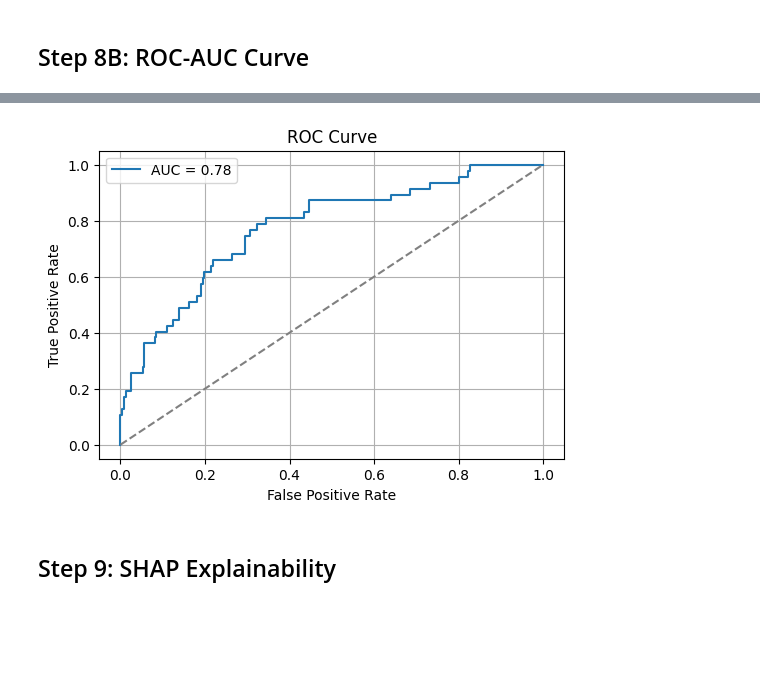
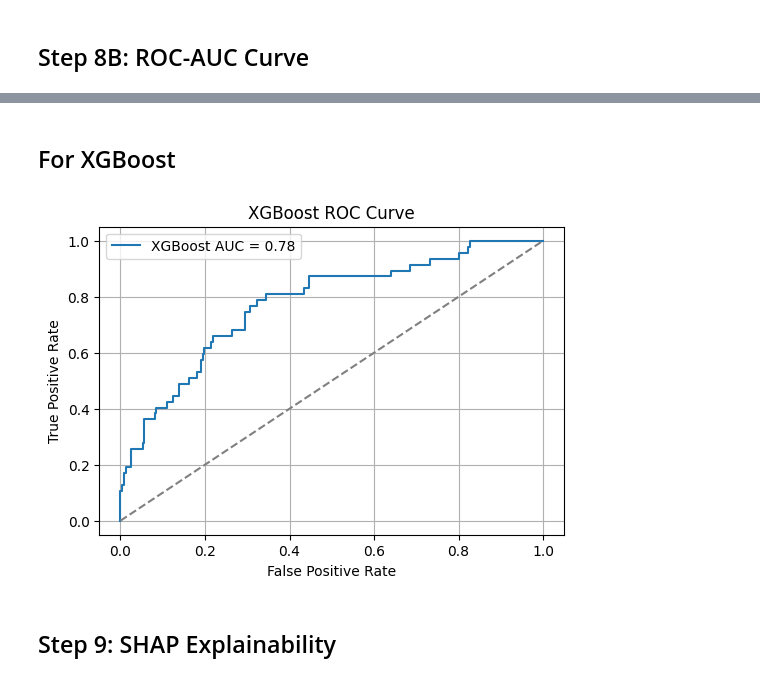
Before and after one commit to Amey771/Capstone_Project, a Jupyter notebook: employee.ipynb, the cells around one changed output, grey strips where cells are left out. Cells and saved outputs as stored; diff of their text form; code cells hidden in the pictures; blank space fills up the shorter version.

```diff
--- a/employee.ipynb
+++ b/employee.ipynb
@@ -376,0 +402,38 @@ Test shape: (294, 44)
+# %%
+from sklearn.ensemble import RandomForestClassifier
+from sklearn.model_selection import RandomizedSearchCV
+
+# Initialize Random Forest
+rf_model = RandomForestClassifier(
+    random_state=42,
+    class_weight='balanced'  # Handles imbalance similar to scale_pos_weight
+)
+
+# Define parameter grid
+param_grid = {
+    'n_estimators': [100, 200, 300],
+    'max_depth': [5, 10, 15, None],
+    'min_samples_split': [2, 5, 10],
+    'min_samples_leaf': [1, 2, 4],
+    'max_features': ['sqrt', 'log2', None],
+    'bootstrap': [True, False]
+}
+
+# Randomized Search CV
+random_search = RandomizedSearchCV(
+    estimator=rf_model,
+    param_distributions=param_grid,
+    n_iter=30,
+    cv=5,
+    scoring='roc_auc',
+    verbose=1,
+    random_state=42,
+    n_jobs=-1
+)
+
+# Fit the model
+random_search.fit(X_train, y_train)
+
+# Best model
+best_rf_model = random_search.best_estimator_
+print("Best Parameters:\n", random_search.best_params_)
@@ -464,19 +591,21 @@ weighted avg       0.81      0.84      0.82       294
+# %% [markdown]
+## For XGBoost
 # %%
-# ROC curve
+# ROC curve for XGBoost
 fpr, tpr, thresholds = roc_curve(y_test, y_proba)
 auc_score = roc_auc_score(y_test, y_proba)
 
 plt.figure(figsize=(6,4))
-plt.plot(fpr, tpr, label=f"AUC = {auc_score:.2f}")
+plt.plot(fpr, tpr, label=f"XGBoost AUC = {auc_score:.2f}")
 plt.plot([0, 1], [0, 1], linestyle='--', color='gray')
 plt.xlabel('False Positive Rate')
 plt.ylabel('True Positive Rate')
-plt.title('ROC Curve')
+plt.title('XGBoost ROC Curve')
 plt.legend()
 plt.grid(True)
 plt.show()
 # %% [output]
-[figure, old version]
+[figure, new version]
 # %% [markdown]
 ##  Step 9: SHAP Explainability
 # %% [markdown]
```
Also changed, not shown: parts of 15 cells of this notebook, 1 other file.
